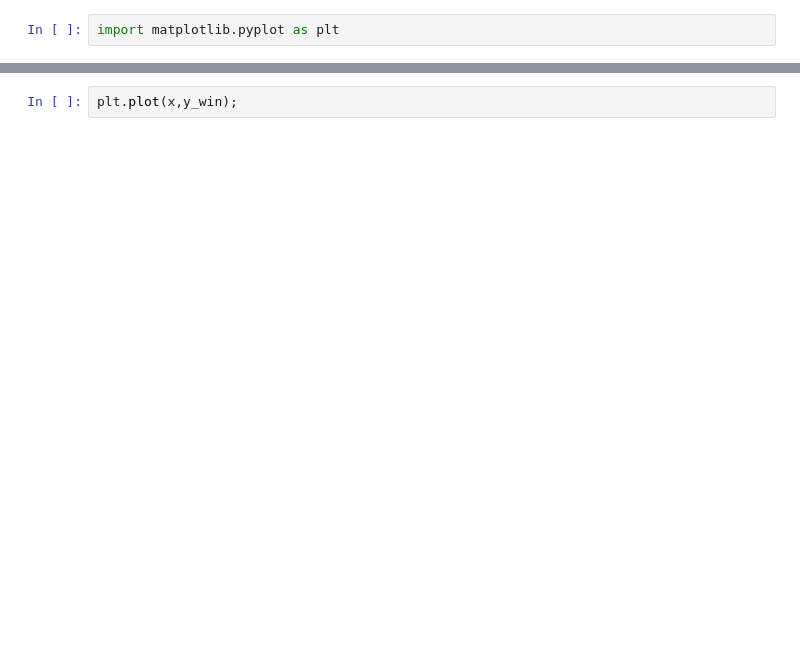
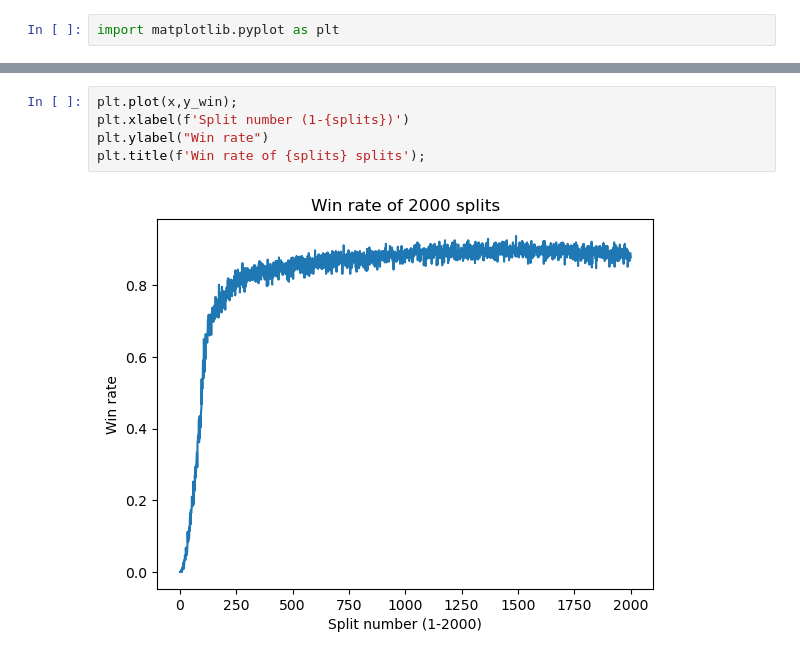
Before and after one commit to alexyzha/ASM-Make, a Jupyter notebook: ntuple-bot/src/dat/graph.ipynb, the cells around one changed output, grey strips where cells are left out. Drawn from its saved outputs; the diff is of its cells as text; blank space fills up the shorter version.

```diff
--- a/ntuple-bot/src/dat/graph.ipynb
+++ b/ntuple-bot/src/dat/graph.ipynb
@@ -21,2 +24,7 @@ ValueError: x and y must have same first dimension, but have shapes (2000,) and
 # %%
 plt.plot(x,y_win);
+plt.xlabel(f'Split number (1-{splits})')
+plt.ylabel("Win rate")
+plt.title(f'Win rate of {splits} splits');
+# %% [output]
+[figure, added]
```
Also changed, not shown: parts of 3 cells of this notebook.
